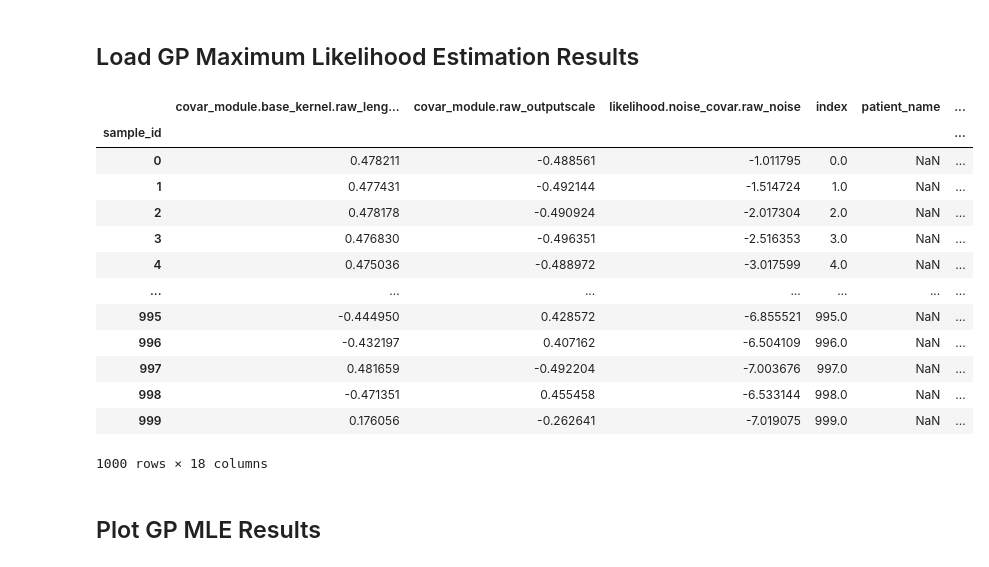
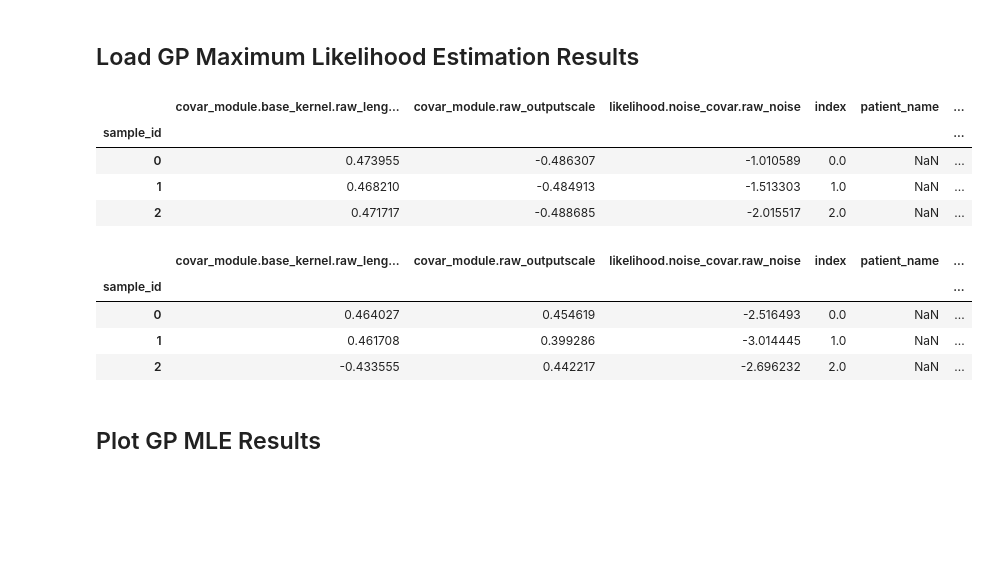
Before and after one commit to noamsgl/msc, a Jupyter notebook: scripts/generate/analyze_gp_results.ipynb, the cells around one changed output. Saved outputs shown, nothing was run; the diff lists cells and outputs as text; code cells hidden in the pictures; blank space fills up the shorter version.

```diff
--- a/scripts/generate/analyze_gp_results.ipynb
+++ b/scripts/generate/analyze_gp_results.ipynb
@@ -40,22 +39,23 @@ done loading
 # %% [markdown]
 ## Load GP Maximum Likelihood Estimation Results
 # %%
-results_df = pd.read_csv('results_1000.csv')
+uniform_results_df = pd.read_csv(r"C:\Users\noam\Repositories\noamsgl\msc\results\params\results_uniform_20220111T233348.csv")
 
-results_df = results_df.pivot(index='sample_id', columns='param_name', values='param_value').join(samples_df, on='sample_id')
-results_df
+uniform_results_df = uniform_results_df.pivot(index='sample_id', columns='param_name', values='param_value').join(samples_df, on='sample_id')
+uniform_results_df
 # %% [output]
 |  | covar_module.base_kernel.raw_leng... | covar_module.raw_outputscale | likelihood.noise_covar.raw_noise | index | patient_name | ... |
 | sample_id |  |  |  |  |  | ... |
-| 0 | 0.478211 | -0.488561 | -1.011795 | 0.0 | NaN | ... |
-| 1 | 0.477431 | -0.492144 | -1.514724 | 1.0 | NaN | ... |
-| 2 | 0.478178 | -0.490924 | -2.017304 | 2.0 | NaN | ... |
-| 3 | 0.476830 | -0.496351 | -2.516353 | 3.0 | NaN | ... |
-| 4 | 0.475036 | -0.488972 | -3.017599 | 4.0 | NaN | ... |
-| ... | ... | ... | ... | ... | ... | ... |
-| 995 | -0.444950 | 0.428572 | -6.855521 | 995.0 | NaN | ... |
-| 996 | -0.432197 | 0.407162 | -6.504109 | 996.0 | NaN | ... |
-| 997 | 0.481659 | -0.492204 | -7.003676 | 997.0 | NaN | ... |
-| 998 | -0.471351 | 0.455458 | -6.533144 | 998.0 | NaN | ... |
-| 999 | 0.176056 | -0.262641 | -7.019075 | 999.0 | NaN | ... |
+| 0 | 0.473955 | -0.486307 | -1.010589 | 0.0 | NaN | ... |
+| 1 | 0.468210 | -0.484913 | -1.513303 | 1.0 | NaN | ... |
+| 2 | 0.471717 | -0.488685 | -2.015517 | 2.0 | NaN | ... |
-1000 rows × 18 columns
+# %%
+seizures_results_df = pd.read_csv(r"C:\Users\noam\Repositories\noamsgl\msc\results\params\results_seizures_20220111T233357.csv")
+seizures_results_df = seizures_results_df.pivot(index='sample_id', columns='param_name', values='param_value').join(samples_df, on='sample_id')
+seizures_results_df
+# %% [output]
+|  | covar_module.base_kernel.raw_leng... | covar_module.raw_outputscale | likelihood.noise_covar.raw_noise | index | patient_name | ... |
+| sample_id |  |  |  |  |  | ... |
+| 0 | 0.464027 | 0.454619 | -2.516493 | 0.0 | NaN | ... |
+| 1 | 0.461708 | 0.399286 | -3.014445 | 1.0 | NaN | ... |
+| 2 | -0.433555 | 0.442217 | -2.696232 | 2.0 | NaN | ... |
```
Also changed, not shown: parts of 10 cells of this notebook, 1 other file.
